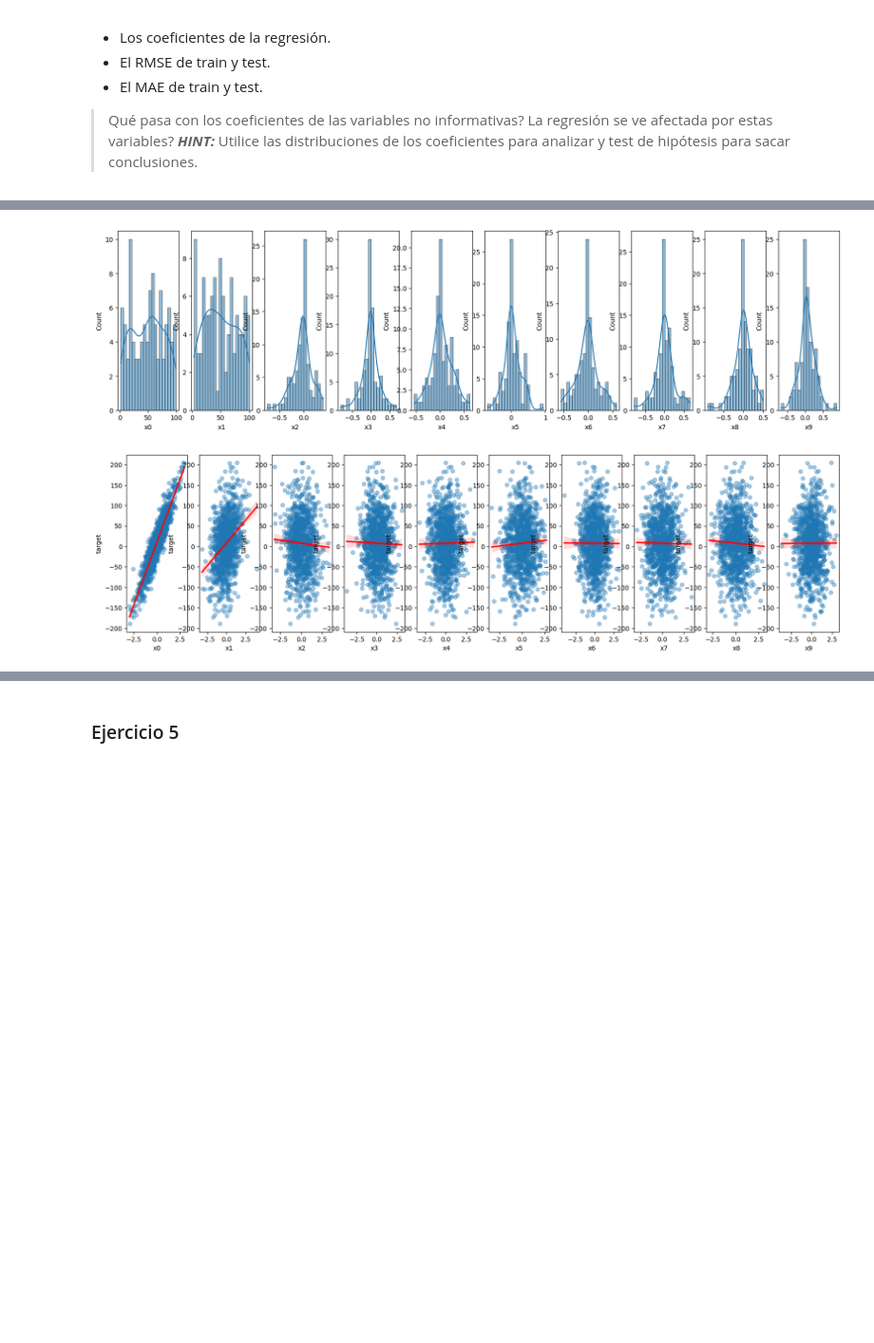
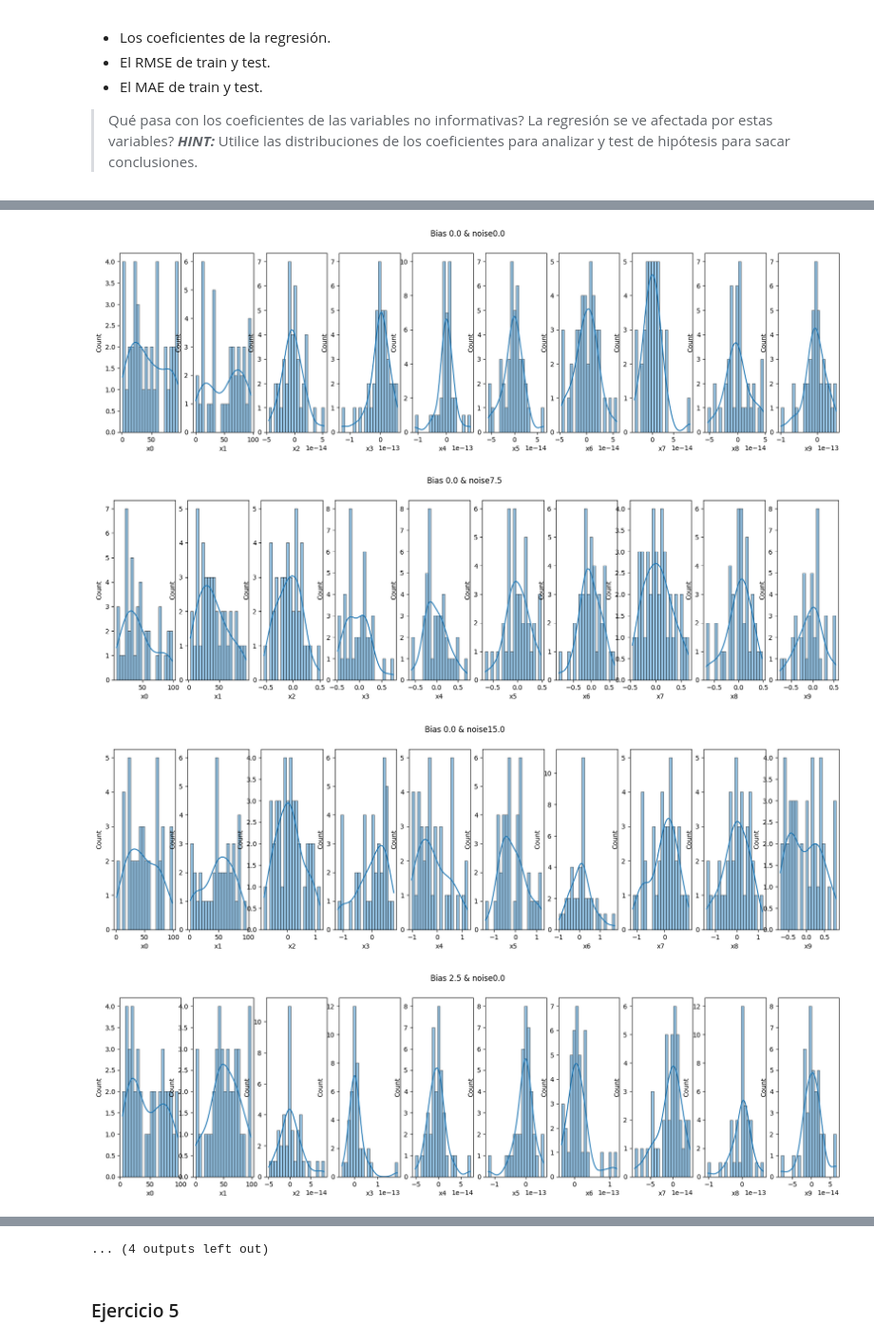
Before and after one commit to gmvtrmaga/ceia-intro-ia, a Jupyter notebook: tp_integrador_enunciado/tpi_parte2.ipynb, the cells around one changed output, grey strips where cells are left out. Shown at 95% size. Cells and saved outputs as stored; diff of their text form; code cells hidden in the pictures; blank space fills up the shorter version.

```diff
--- a/tp_integrador_enunciado/tpi_parte2.ipynb
+++ b/tp_integrador_enunciado/tpi_parte2.ipynb
@@ -225,16 +226,21 @@ test_size = 0.3
 # noise = np.linspace(0, 100, 100)
 # bias = np.linspace(0, 100, 20)
 
-#Cien simulaciones del dataset se corresponden con 2 repeticiones, 5 valores distintos de bias y 10 valores distintos de noise
-n_exp = 2
-noise = np.linspace(0, 10, 10)
+#Se realizaran un total de 600 simulaciones del dataset: 40 repeticiones, 5 valores distintos de bias y 3 valores de noise
+n_exp = 40
+noise = np.linspace(0, 15, 3)
 bias = np.linspace(0, 10, 5)
+
+#Significancia
+alpha = 0.03
 # %%
 # DEFINICION DE FUNCIONES REUTILIZABLES
-def metrics(model, xtrain, xtest, ytrain, ytest):
+def metrics(model, xtrain, xtest, ytrain, ytest, bias, noise):
     predictTrain = model.predict(xtrain)
     predictTest = model.predict(xtest)
     return {
+        "bias": bias,
+        "noise": noise,
         "rmse_train": mean_squared_error(ytrain, predictTrain, squared=False),
         "rmse_test": mean_squared_error(ytest, predictTest, squared=False),
         "mae_train": mean_absolute_error(ytrain, predictTrain),
@@ -267,27 +273,45 @@ for _ in tqdm(range(n_exp)):
 
             model.fit(xtrain, ytrain)
 
-            coefs.append(model.coef_)
-            errors.append(metrics(model, xtrain, xtest, ytrain, ytest))
+            coefs.append(np.concatenate((model.coef_, [b], [n])))
+            errors.append(metrics(model, xtrain, xtest, ytrain, ytest, b, n))
 
-#DATAFRAME DE LOS COEFICIENTES
-coefs_df = pd.DataFrame(coefs, columns=data.columns[:-1])
+# DATAFRAME DE LOS COEFICIENTES
+columns = list(data.columns[:-1])
+columns.extend(["bias", "noise"])
+coefs_df = pd.DataFrame(coefs, columns=columns)
 
-fig, axes = plt.subplots(1, n_features, figsize=(20, 5))
+columns = list(data.columns[:-1])
+for b in bias:
+    for n in noise:
+        # Muestra de histograma de los coeficientes
+        condition = (coefs_df["bias"] == b) & (coefs_df["noise"] == n)
+        condition = condition.reset_index(drop=True)
+        coefs_df_aux: DataFrame = coefs_df[condition]
+        fig, axes = plt.subplots(1, n_features, figsize=(20, 5))
+        fig.suptitle("Bias " + str(b) + " & noise" + str(n))
 
+        for i, feature in enumerate(data.columns[:-1]):
+            sns.histplot(data=coefs_df_aux, x=feature, bins=20, kde=True, ax=axes[i])
 
+        # TEST DE HIPOTESIS PARA LAS MEDIAS DE LOS COEFICIENTES
+        sig_cols = []
+        for column in columns:
+            col = coefs_df_aux[column].to_numpy()
+            mean = col.mean()
+            std = col.std()
+            t_statistic, p_value = stats.ttest_1samp(col, popmean=0)
 
-for i, feature in enumerate(data.columns[:-1]):
-
-    sns.histplot(data=coefs_df, x=feature, bins=20, kde=True,ax=axes[i])
-
-fig2, axes2 = plt.subplots(1, n_features, figsize=(20, 5))
-for i, feature in enumerate(data.columns[:-1]):
-    sns.regplot(x=feature,
-                y='target',
-                data=data,
-                ax=axes2[i],
-                scatter_kws={'alpha': 0.4},
-                line_kws={'color': 'red'},
-                ci=95)
+            if p_value < alpha:
+                sig_cols.append(column + "(media = " + "{:.5f}".format(mean) + ")")
+        print(
+            "Coeficientes significativos (alpha = "
+            + str(alpha)
+            + ") para bias "
+            + str(b)
+            + " y noise "
+            + str(n)
+            + ": "
+            + ", ".join(sig_cols)
+        )
 # %% [output]
@@ -294,2 +333,4 @@ for i, feature in enumerate(data.columns[:-1]):
-[figure, old version]
+[figure, new version]
-[figure, old version]
+[figure, new version]
+[figure, added]
+[figure, added]
@@ -296,3 +344,4 @@ for i, feature in enumerate(data.columns[:-1]):
+... (4 outputs left out)
 # %% [markdown]
 ### Ejercicio 5
 # %% [markdown]
```
Also changed, not shown: parts of 6 cells of this notebook.
